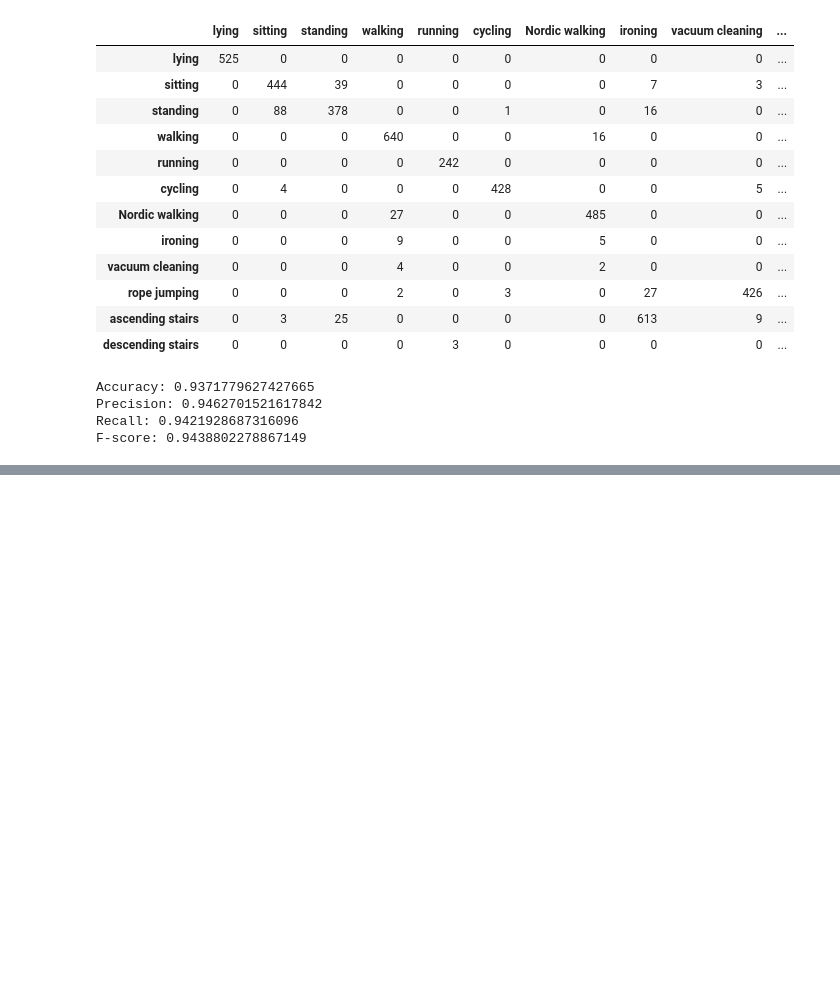
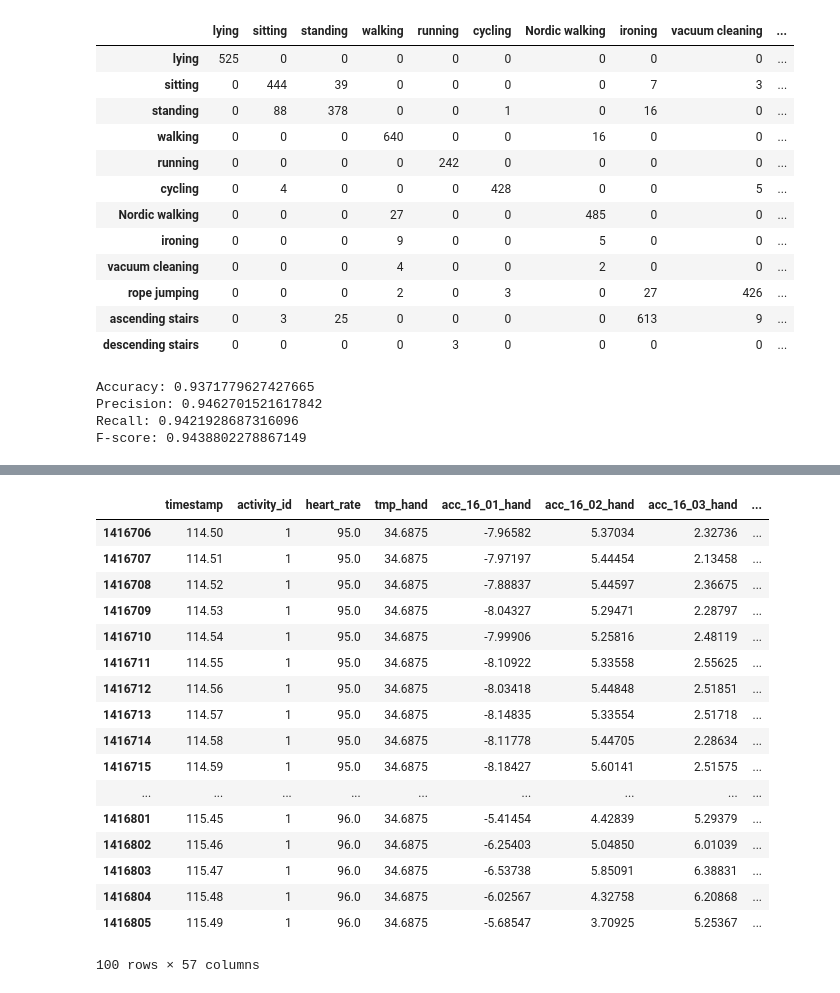
Before and after one commit to RobLMCO/HP_Recognition, a Jupyter notebook: PAMAP2_Jupyter.ipynb, the cells around one changed output, grey strips where cells are left out. Drawn from its saved outputs; the diff is of its cells as text; code cells hidden in the pictures; blank space fills up the shorter version.

```diff
--- a/PAMAP2_Jupyter.ipynb
+++ b/PAMAP2_Jupyter.ipynb
@@ -765,3 +765,22 @@ Recall: 0.9421928687316096
 F-score: 0.9438802278867149
 # %%
 # SEPARATE PARTICIPANTS
+# %%
+#Isolate subjects 1,2,5, and 8
+drop_sub_list = [3,4,6,7,9]
+#Isolate activities 1,2,3,4,5,7,10,11,12,13,19,24
+drop_act_list = [6,8,9,16,17,18,20]
+# %%
+drop_index_2 = []
+
+drop_index_2 += list(pamap2.index[(pamap2['sub_id']==1) & (pamap2['activity_id'].isin([drop_act_list]))])
+drop_index_2 += list(pamap2.index[(pamap2['sub_id']==2) & (pamap2['activity_id'].isin([drop_act_list]))])
+drop_index_2 += list(pamap2.index[(pamap2['sub_id']==3)])
+drop_index_2 += list(pamap2.index[(pamap2['sub_id']==4)])
+drop_index_2 += list(pamap2.index[(pamap2['sub_id']==5) & (pamap2['activity_id'].isin([drop_act_list]))])
+drop_index_2 += list(pamap2.index[(pamap2['sub_id']==6)])
+drop_index_2 += list(pamap2.index[(pamap2['sub_id']==7)])
+drop_index_2 += list(pamap2.index[(pamap2['sub_id']==8) & (pamap2['activity_id'].isin([drop_act_list]))])
+drop_index_2 += list(pamap2.index[(pamap2['sub_id']==9)])
+# %%
+sim_data_df = pamap2.drop(drop_index_2)
@@ -769,0 +829,45 @@ F-score: 0.9438802278867149
+# %%
+drop_index_1 = []
+drop_index_1 += list(sim_data_df.index[(sim_data_df['sub_id']==2)])
+drop_index_1 += list(sim_data_df.index[(sim_data_df['sub_id']==5)])
+drop_index_1 += list(sim_data_df.index[(sim_data_df['sub_id']==8)])
+sim1_data_df = sim_data_df.drop(drop_index_1)
+
+drop_index_2 = []
+drop_index_2 += list(sim_data_df.index[(sim_data_df['sub_id']==1)])
+drop_index_2 += list(sim_data_df.index[(sim_data_df['sub_id']==5)])
+drop_index_2 += list(sim_data_df.index[(sim_data_df['sub_id']==8)])
+sim2_data_df = sim_data_df.drop(drop_index_2)
+
+drop_index_5 = []
+drop_index_5 += list(sim_data_df.index[(sim_data_df['sub_id']==1)])
+drop_index_5 += list(sim_data_df.index[(sim_data_df['sub_id']==2)])
+drop_index_5 += list(sim_data_df.index[(sim_data_df['sub_id']==8)])
+sim5_data_df = sim_data_df.drop(drop_index_5)
+
+drop_index_8 = []
+drop_index_8 += list(sim_data_df.index[(sim_data_df['sub_id']==1)])
+drop_index_8 += list(sim_data_df.index[(sim_data_df['sub_id']==2)])
+drop_index_8 += list(sim_data_df.index[(sim_data_df['sub_id']==5)])
+sim8_data_df = sim_data_df.drop(drop_index_8)
+# %%
+sim5_data_df.head(100)
+# %% [output]
+|  | timestamp | activity_id | heart_rate | tmp_hand | acc_16_01_hand | acc_16_02_hand | acc_16_03_hand | ... |
+| 1416706 | 114.50 | 1 | 95.0 | 34.6875 | -7.96582 | 5.37034 | 2.32736 | ... |
+| 1416707 | 114.51 | 1 | 95.0 | 34.6875 | -7.97197 | 5.44454 | 2.13458 | ... |
+| 1416708 | 114.52 | 1 | 95.0 | 34.6875 | -7.88837 | 5.44597 | 2.36675 | ... |
+| 1416709 | 114.53 | 1 | 95.0 | 34.6875 | -8.04327 | 5.29471 | 2.28797 | ... |
+| 1416710 | 114.54 | 1 | 95.0 | 34.6875 | -7.99906 | 5.25816 | 2.48119 | ... |
+| 1416711 | 114.55 | 1 | 95.0 | 34.6875 | -8.10922 | 5.33558 | 2.55625 | ... |
+| 1416712 | 114.56 | 1 | 95.0 | 34.6875 | -8.03418 | 5.44848 | 2.51851 | ... |
+| 1416713 | 114.57 | 1 | 95.0 | 34.6875 | -8.14835 | 5.33554 | 2.51718 | ... |
+| 1416714 | 114.58 | 1 | 95.0 | 34.6875 | -8.11778 | 5.44705 | 2.28634 | ... |
+| 1416715 | 114.59 | 1 | 95.0 | 34.6875 | -8.18427 | 5.60141 | 2.51575 | ... |
+| ... | ... | ... | ... | ... | ... | ... | ... | ... |
+| 1416801 | 115.45 | 1 | 96.0 | 34.6875 | -5.41454 | 4.42839 | 5.29379 | ... |
+| 1416802 | 115.46 | 1 | 96.0 | 34.6875 | -6.25403 | 5.04850 | 6.01039 | ... |
+| 1416803 | 115.47 | 1 | 96.0 | 34.6875 | -6.53738 | 5.85091 | 6.38831 | ... |
+| 1416804 | 115.48 | 1 | 96.0 | 34.6875 | -6.02567 | 4.32758 | 6.20868 | ... |
+| 1416805 | 115.49 | 1 | 96.0 | 34.6875 | -5.68547 | 3.70925 | 5.25367 | ... |
+100 rows × 57 columns
```
Also changed, not shown: parts of 21 cells of this notebook, 18 other files.
